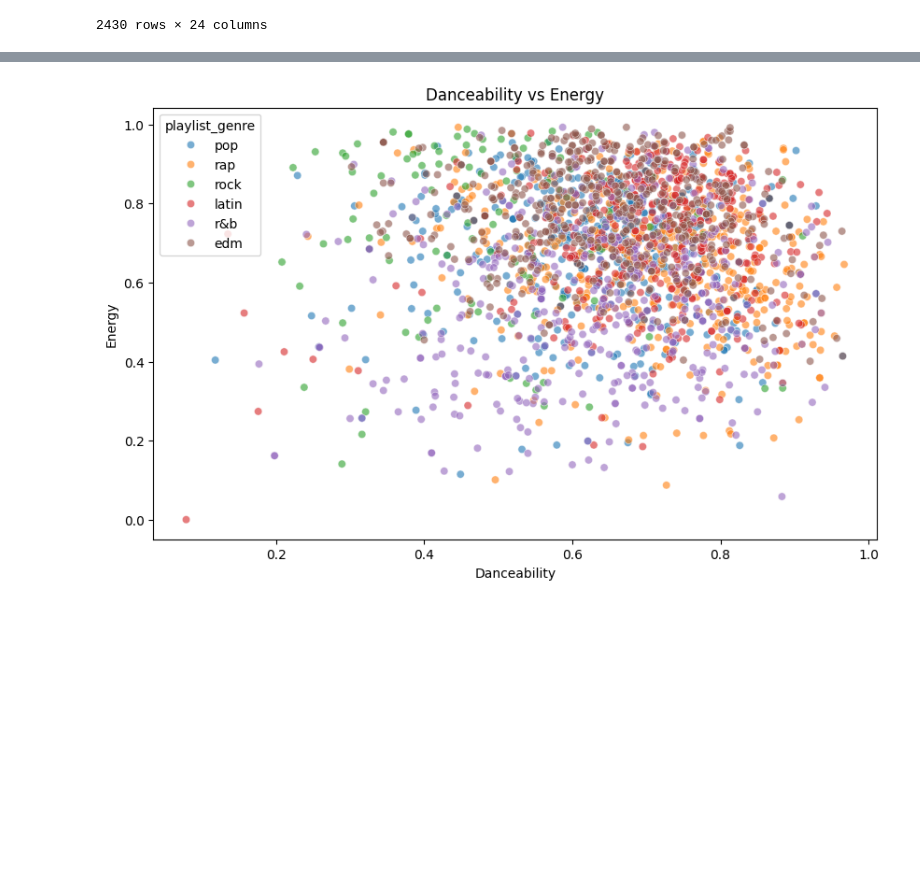
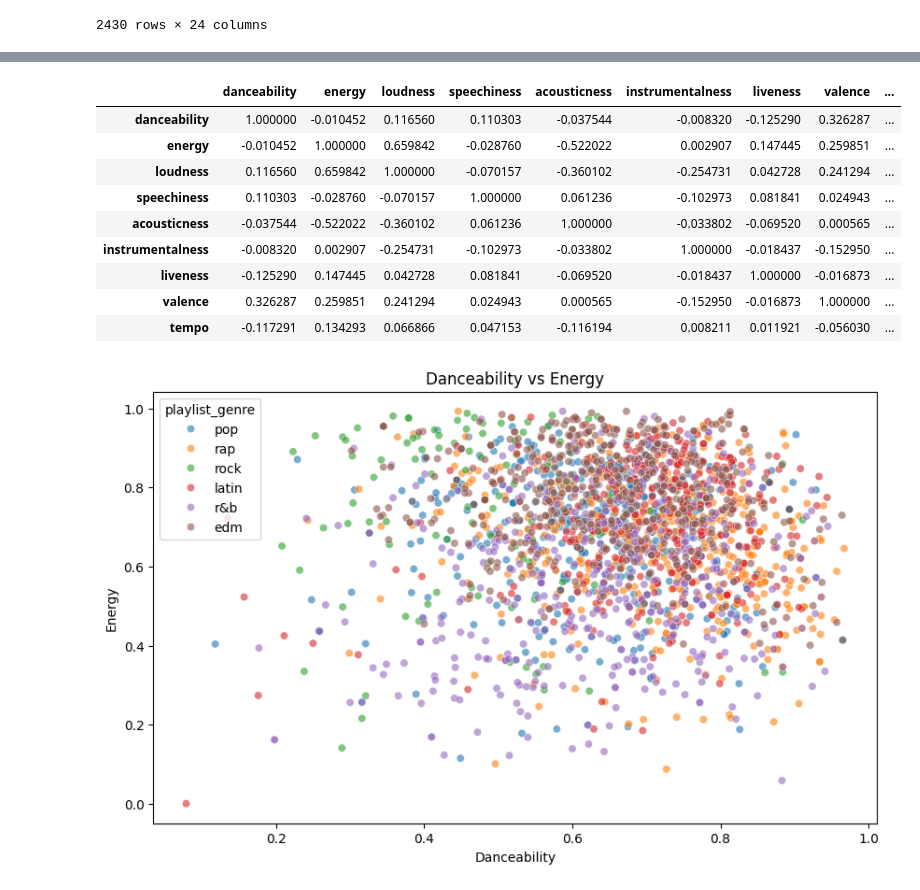
Before and after one commit to TehJunYuan/Python_Test, a Jupyter notebook: Test_Q2.ipynb, the cells around one changed output, grey strips where cells are left out. Saved outputs shown, nothing was run; the diff lists cells and outputs as text; code cells hidden in the pictures; blank space fills up the shorter version.

```diff
--- a/Test_Q2.ipynb
+++ b/Test_Q2.ipynb
@@ -124,0 +135,16 @@ average_metrics.to_csv(output_path, index=False)
+# %%
+correlation_matrix = df_2017[['danceability', 'energy', 'loudness', 'speechiness',
+                              'acousticness', 'instrumentalness', 'liveness',
+                              'valence', 'tempo']].corr()
+correlation_matrix
+# %% [output]
+|  | danceability | energy | loudness | speechiness | acousticness | instrumentalness | liveness | valence | ... |
+| danceability | 1.000000 | -0.010452 | 0.116560 | 0.110303 | -0.037544 | -0.008320 | -0.125290 | 0.326287 | ... |
+| energy | -0.010452 | 1.000000 | 0.659842 | -0.028760 | -0.522022 | 0.002907 | 0.147445 | 0.259851 | ... |
+| loudness | 0.116560 | 0.659842 | 1.000000 | -0.070157 | -0.360102 | -0.254731 | 0.042728 | 0.241294 | ... |
+| speechiness | 0.110303 | -0.028760 | -0.070157 | 1.000000 | 0.061236 | -0.102973 | 0.081841 | 0.024943 | ... |
+| acousticness | -0.037544 | -0.522022 | -0.360102 | 0.061236 | 1.000000 | -0.033802 | -0.069520 | 0.000565 | ... |
+| instrumentalness | -0.008320 | 0.002907 | -0.254731 | -0.102973 | -0.033802 | 1.000000 | -0.018437 | -0.152950 | ... |
+| liveness | -0.125290 | 0.147445 | 0.042728 | 0.081841 | -0.069520 | -0.018437 | 1.000000 | -0.016873 | ... |
+| valence | 0.326287 | 0.259851 | 0.241294 | 0.024943 | 0.000565 | -0.152950 | -0.016873 | 1.000000 | ... |
+| tempo | -0.117291 | 0.134293 | 0.066866 | 0.047153 | -0.116194 | 0.008211 | 0.011921 | -0.056030 | ... |
```
Also changed, not shown: parts of 2 cells of this notebook.
